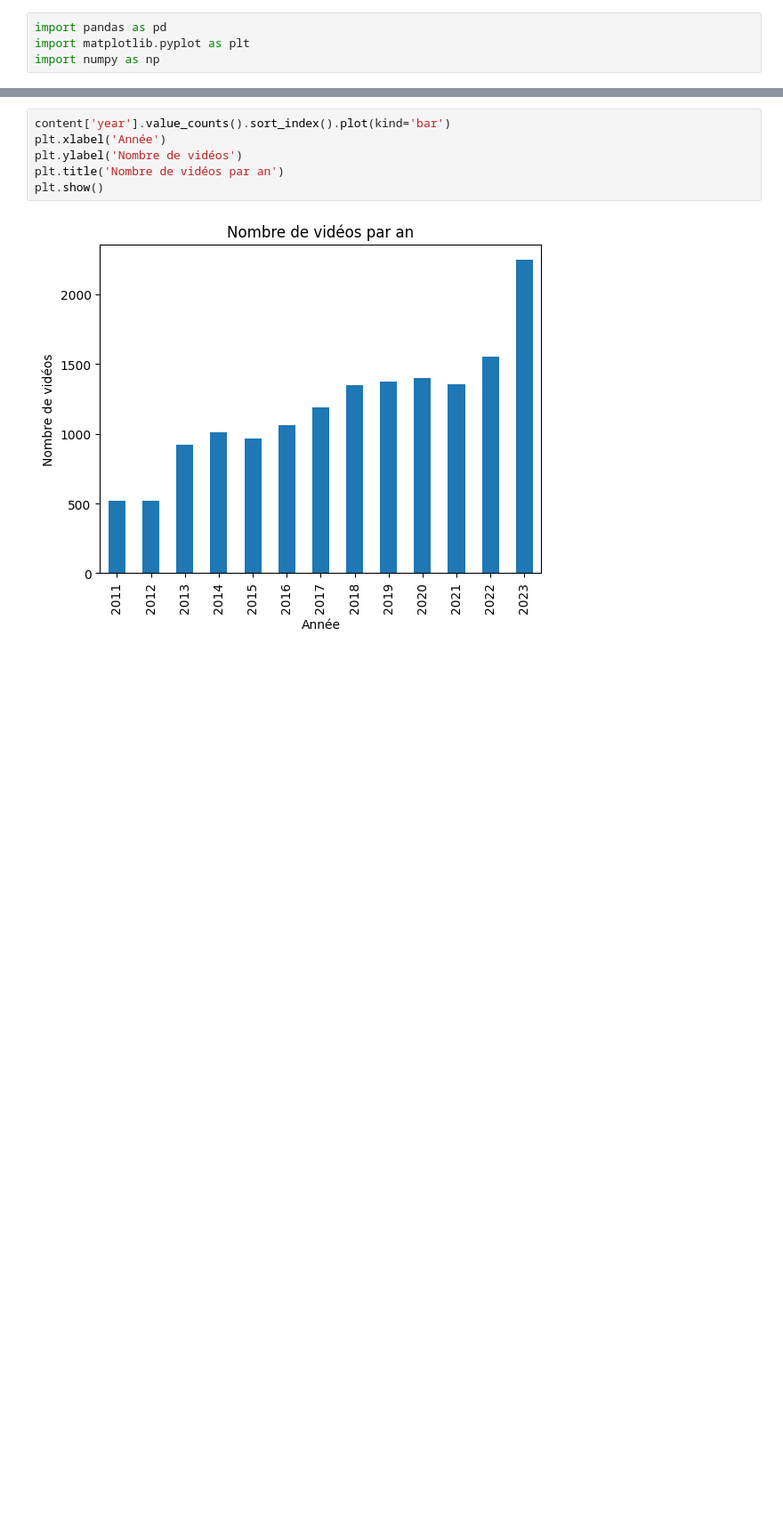
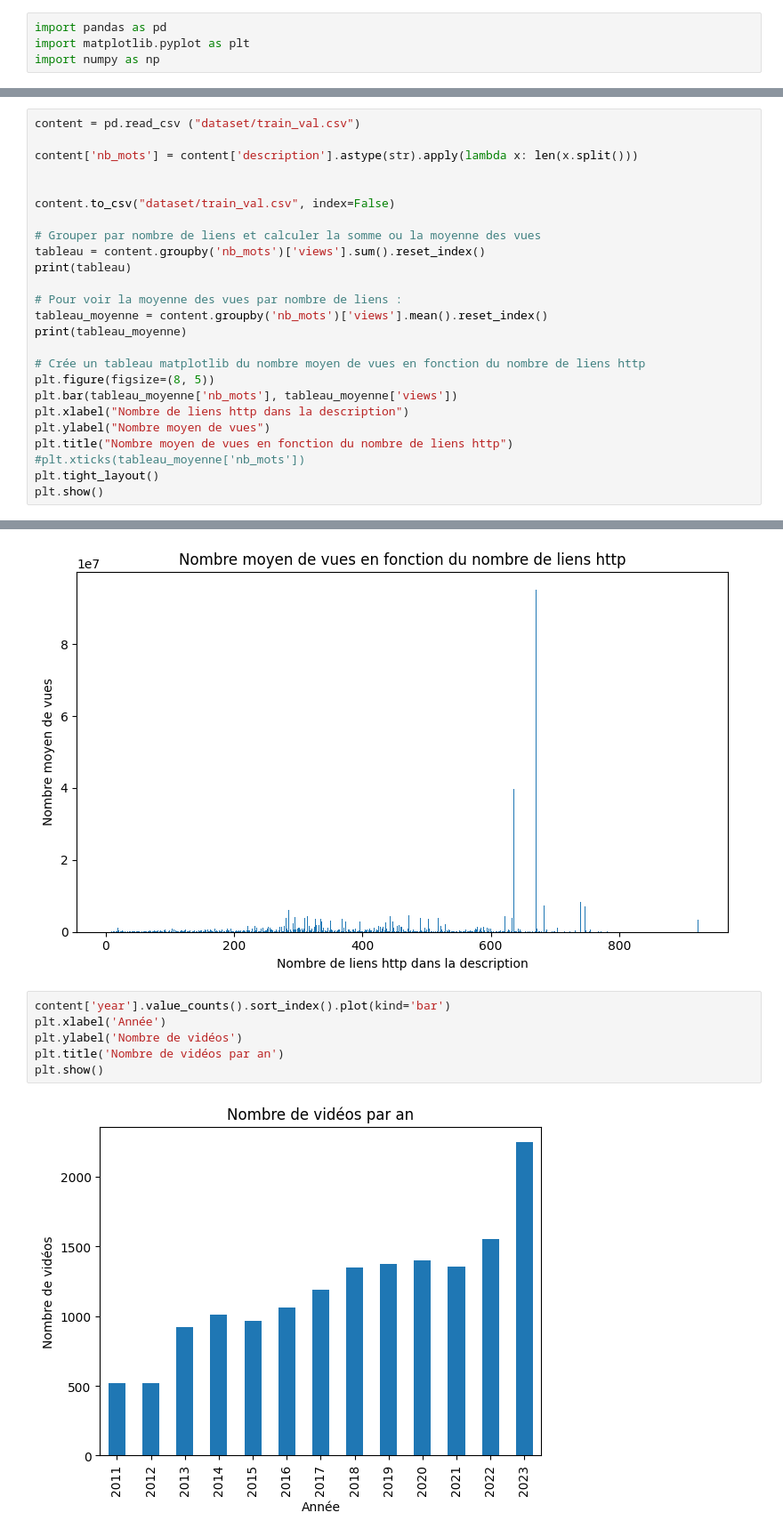
Before and after one commit to keyvanatt/MODAL, a Jupyter notebook: analyseDonnees.ipynb, the cells around one changed output, grey strips where cells are left out. Shown at 89% size. Cells and saved outputs as stored; diff of their text form; blank space fills up the shorter version.

```diff
--- a/analyseDonnees.ipynb
+++ b/analyseDonnees.ipynb
@@ -30,0 +30,26 @@ Shape:
+# %%
+content = pd.read_csv ("dataset/train_val.csv")
+
+content['nb_mots'] = content['description'].astype(str).apply(lambda x: len(x.split()))
+
+
+content.to_csv("dataset/train_val.csv", index=False)
+
+# Grouper par nombre de liens et calculer la somme ou la moyenne des vues
+tableau = content.groupby('nb_mots')['views'].sum().reset_index()
+print(tableau)
+
+# Pour voir la moyenne des vues par nombre de liens :
+tableau_moyenne = content.groupby('nb_mots')['views'].mean().reset_index()
+print(tableau_moyenne)
+
+# Crée un tableau matplotlib du nombre moyen de vues en fonction du nombre de liens http
+plt.figure(figsize=(8, 5))
+plt.bar(tableau_moyenne['nb_mots'], tableau_moyenne['views'])
+plt.xlabel("Nombre de liens http dans la description")
+plt.ylabel("Nombre moyen de vues")
+plt.title("Nombre moyen de vues en fonction du nombre de liens http")
+#plt.xticks(tableau_moyenne['nb_mots'])
+plt.tight_layout()
+plt.show()
+# %% [output]
@@ -31,3 +73,4 @@ Shape:
+[figure, added]
 # %%
 content['year'].value_counts().sort_index().plot(kind='bar')
 plt.xlabel('Année')
```
Also changed, not shown: parts of 2 cells of this notebook, 6 other files.
